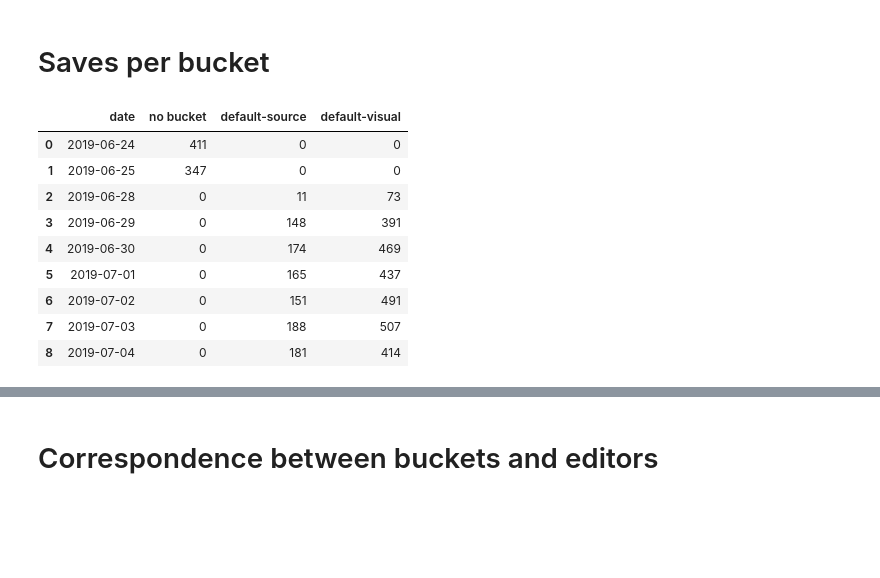
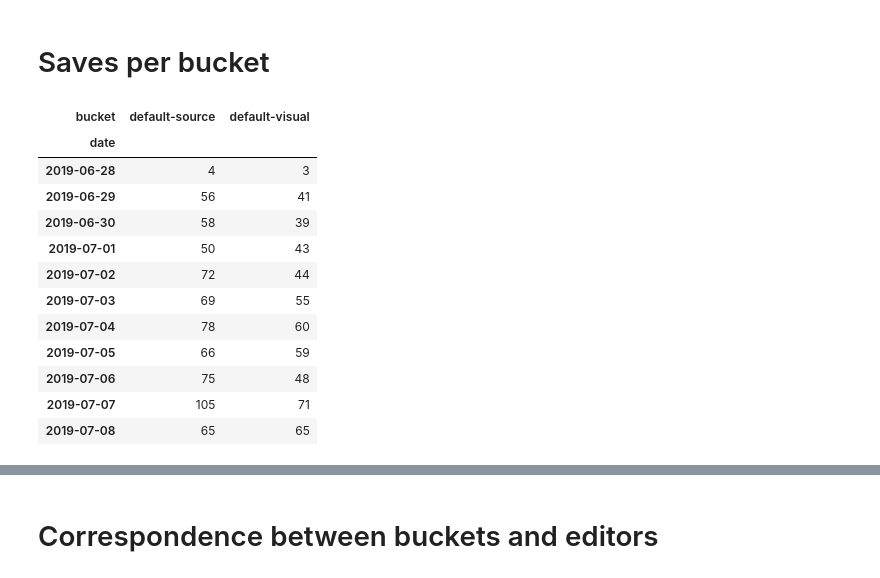
Before and after one commit to Mayakpwiki/2019-07-mobile-interfaces-experiment, a Jupyter notebook: post-deployment-checks.ipynb, the cells around one changed output, grey strips where cells are left out. Saved outputs shown, nothing was run; the diff lists cells and outputs as text; code cells hidden in the pictures; blank space fills up the shorter version.

```diff
--- a/post-deployment-checks.ipynb
+++ b/post-deployment-checks.ipynb
@@ -42,5 +78,5 @@ limit 100
 # %%
-buckets_r = hive.run("""
+oversampled_inits_r = hive.run("""
 select
     date_format(dt, "yyyy-MM-dd") as date,
     event.bucket as bucket,
@@ -93,9 +134,9 @@ Again without oversampling:
 # %%
-buckets_no_oversample_r = hive.run("""
+inits_r = hive.run("""
 select
     date_format(dt, "yyyy-MM-dd") as date,
     event.bucket as bucket,
-    count(*) as events
+    count(*) as init
 from event.editattemptstep
 where
     event.platform = "phone" and
@@ -204,0 +467,17 @@ buckets_experienced
+# %%
+global_ready_times_r = hive.run("""
+select
+    event.editor_interface as editor,
+    percentile_approx(event.ready_timing, 0.1) as 10th_percentile,
+    percentile_approx(event.ready_timing, 0.5) as median,
+    percentile_approx(event.ready_timing, 0.9) as 90th_percentile
+from event.editattemptstep
+where
+    event.platform = "phone" and
+    event.action = "ready" and
+    year = 2019 and (
+        (month = 6 and day > 28) or
+        (month = 7 and day < 9)
+    )
+group by event.editor_interface
+""")
@@ -209,45 +502,40 @@ saves_r = hive.run("""
 select
     date_format(dt, "yyyy-MM-dd") as date,
     event.bucket as bucket,
-    count(*) as events
+    count(*) as saves
 from event.editattemptstep
 where
-    event.platform = "phone" and
     event.action = "saveSuccess" and
-    event.user_editcount < 100 and
-    wiki in (
-        'azwiki', 'bgwiki', 'zh_yuewiki', 'cawiki', 'hrwiki',
-        'dawiki', 'etwiki', 'fiwiki', 'elwiki', 'huwiki',
-        'mswiki', 'mlwiki', 'nowiki', 'ptwiki', 'rowiki',
-        'srwiki', 'svwiki', 'tawiki', 'thwiki', 'urwiki'
-    ) and
+    not event.is_oversample and
+    event.bucket in ('default-visual', 'default-source') and
     year = 2019 and (
-        (month = 6 and day > 23) or
-        (month = 7)
+        (month = 6 and day > 20) or
+        (month = 7 and day < 9)
     )
 group by date_format(dt, "yyyy-MM-dd"), event.bucket
+
 """)
 # %%
 saves = (
     saves_r
     .pivot(index="date", columns="bucket")
     .fillna(0)
-    .xs("events", axis=1)
+    .xs("saves", axis=1)
     .applymap(int)
-    .rename({np.NaN: "no bucket"}, axis=1)
-    .reset_index()
-    .rename_axis(None, axis=1)
 )
 
 saves
 # %% [output]
-|  | date | no bucket | default-source | default-visual |
-| 0 | 2019-06-24 | 411 | 0 | 0 |
-| 1 | 2019-06-25 | 347 | 0 | 0 |
-| 2 | 2019-06-28 | 0 | 11 | 73 |
-| 3 | 2019-06-29 | 0 | 148 | 391 |
-| 4 | 2019-06-30 | 0 | 174 | 469 |
-| 5 | 2019-07-01 | 0 | 165 | 437 |
-| 6 | 2019-07-02 | 0 | 151 | 491 |
-| 7 | 2019-07-03 | 0 | 188 | 507 |
-| 8 | 2019-07-04 | 0 | 181 | 414 |
+| bucket | default-source | default-visual |
+| date |  |  |
+| 2019-06-28 | 4 | 3 |
+| 2019-06-29 | 56 | 41 |
+| 2019-06-30 | 58 | 39 |
+| 2019-07-01 | 50 | 43 |
+| 2019-07-02 | 72 | 44 |
+| 2019-07-03 | 69 | 55 |
+| 2019-07-04 | 78 | 60 |
+| 2019-07-05 | 66 | 59 |
+| 2019-07-06 | 75 | 48 |
+| 2019-07-07 | 105 | 71 |
+| 2019-07-08 | 65 | 65 |
```
Also changed, not shown: parts of 51 cells of this notebook.
